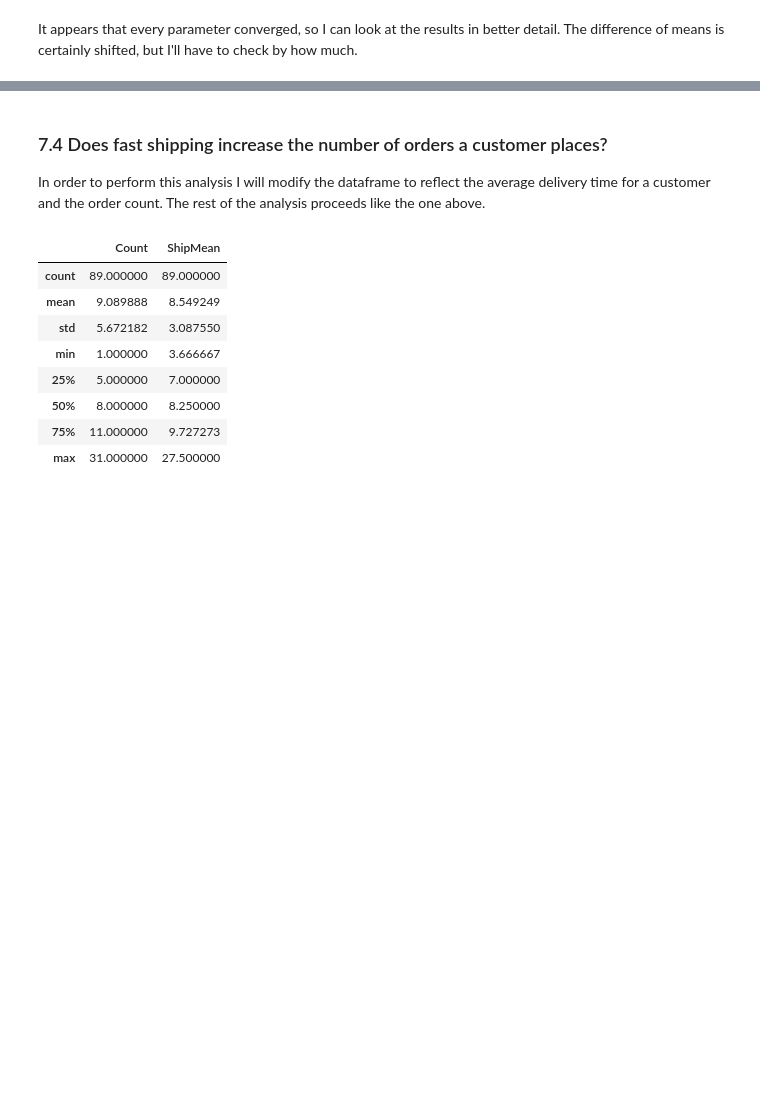
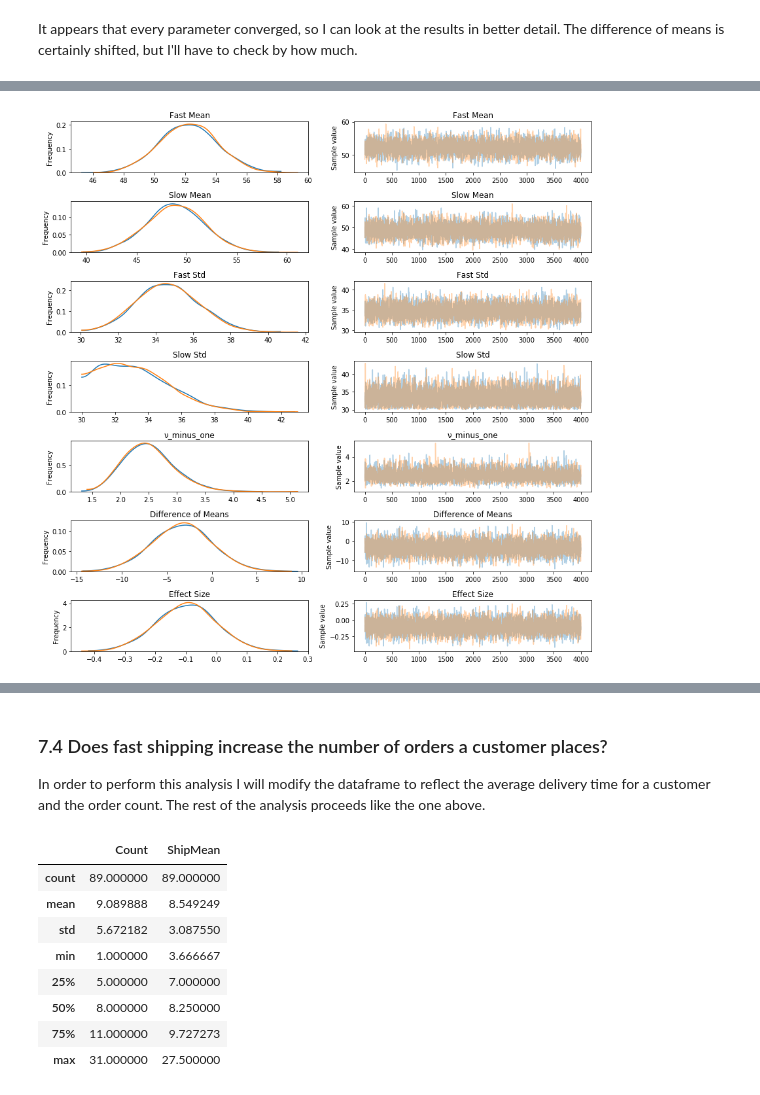
Before and after one commit to Matthew-Daly/dsc-2-final-project-online-ds-sp-000, a Jupyter notebook: Student.ipynb, the cells around one changed output, grey strips where cells are left out. Saved outputs shown, nothing was run; the diff lists cells and outputs as text; code cells hidden in the pictures; blank space fills up the shorter version.

```diff
--- a/Student.ipynb
+++ b/Student.ipynb
@@ -541,0 +600,5 @@ There is a $\approx$90% likelihood that there is a difference of means, though t
+# %%
+# Check for convergence
+pm.traceplot(trace, figsize=(12,12),);
+# %% [output]
+[figure, added]
```
Also changed, not shown: parts of 36 cells of this notebook.
